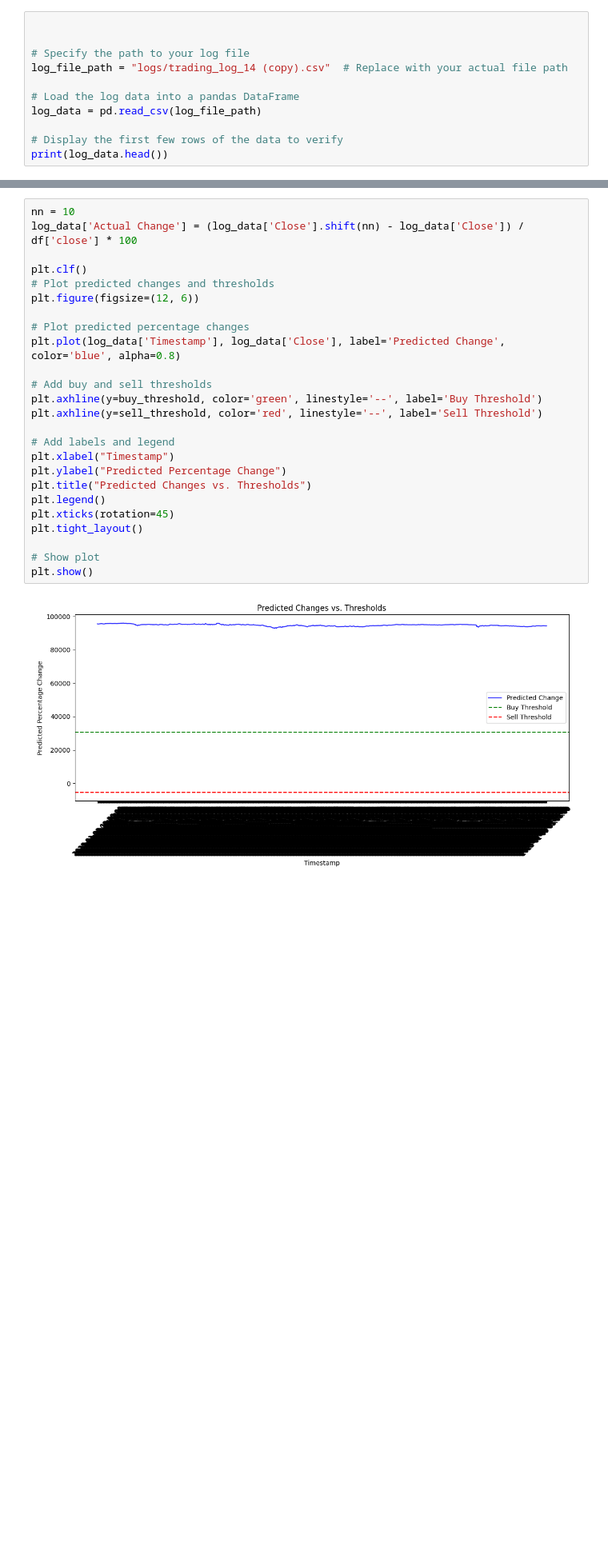
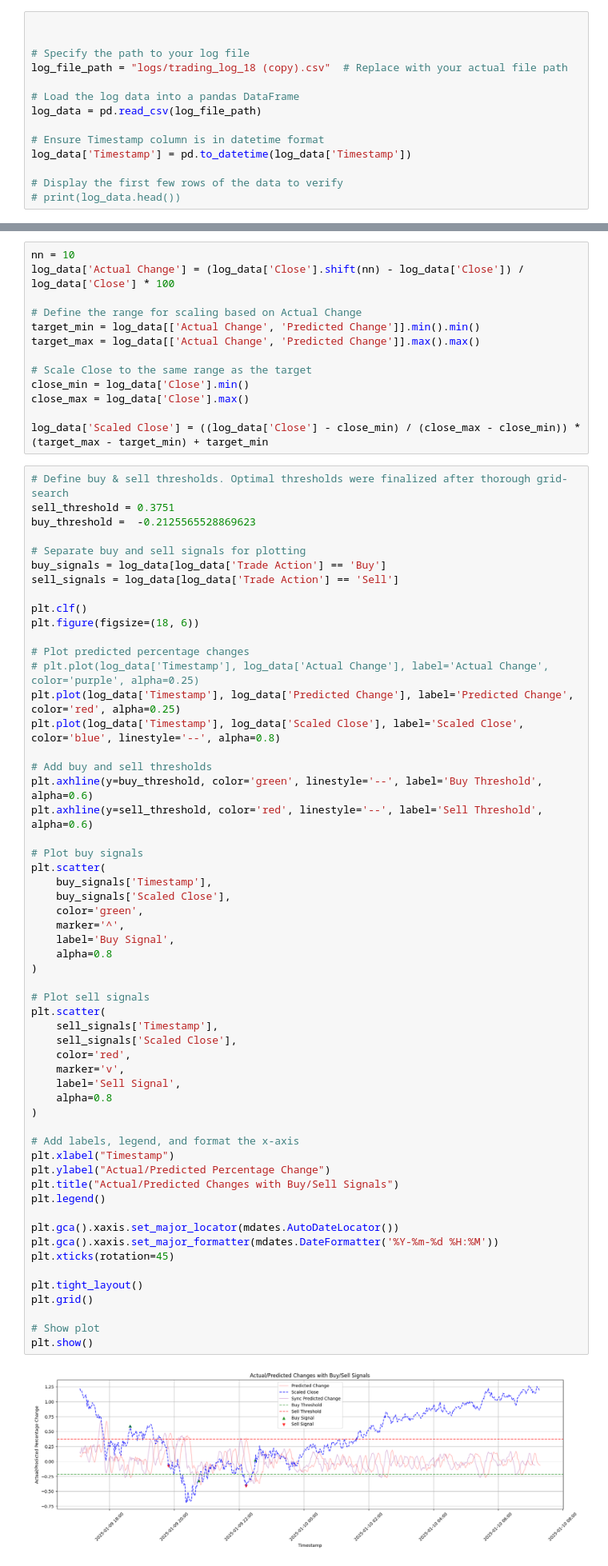
Before and after one commit to eycewind/binbot, a Jupyter notebook: log-analysis.ipynb, the cells around one changed output, grey strips where cells are left out. Shown at 80% size. Saved outputs shown, nothing was run; the diff lists cells and outputs as text; blank space fills up the shorter version.

```diff
--- a/log-analysis.ipynb
+++ b/log-analysis.ipynb
@@ -6,10 +7,13 @@ import matplotlib.pyplot as plt
 
 
 # Specify the path to your log file
-log_file_path = "logs/trading_log_14 (copy).csv"  # Replace with your actual file path
+log_file_path = "logs/trading_log_18 (copy).csv"  # Replace with your actual file path
 
 # Load the log data into a pandas DataFrame
 log_data = pd.read_csv(log_file_path)
 
+# Ensure Timestamp column is in datetime format
+log_data['Timestamp'] = pd.to_datetime(log_data['Timestamp'])
+
 # Display the first few rows of the data to verify
-print(log_data.head())
+# print(log_data.head())
@@ -25,28 +26,72 @@ Index(['Timestamp', 'Close', 'Predicted Change', 'Predicted Value', 'Signal',
       dtype='object')
+# %%
+nn = 10
+log_data['Actual Change'] = (log_data['Close'].shift(nn) - log_data['Close']) / log_data['Close'] * 100
+
+# Define the range for scaling based on Actual Change
+target_min = log_data[['Actual Change', 'Predicted Change']].min().min()
+target_max = log_data[['Actual Change', 'Predicted Change']].max().max()
+
+# Scale Close to the same range as the target
+close_min = log_data['Close'].min()
+close_max = log_data['Close'].max()
+
+log_data['Scaled Close'] = ((log_data['Close'] - close_min) / (close_max - close_min)) * (target_max - target_min) + target_min
 # %%
-nn = 10
-log_data['Actual Change'] = (log_data['Close'].shift(nn) - log_data['Close']) / df['close'] * 100
+# Define buy & sell thresholds. Optimal thresholds were finalized after thorough grid-search
+sell_threshold = 0.3751
+buy_threshold =  -0.2125565528869623
+
+# Separate buy and sell signals for plotting
+buy_signals = log_data[log_data['Trade Action'] == 'Buy']
+sell_signals = log_data[log_data['Trade Action'] == 'Sell']
 
 plt.clf()
-# Plot predicted changes and thresholds
-plt.figure(figsize=(12, 6))
+plt.figure(figsize=(18, 6))
 
 # Plot predicted percentage changes
-plt.plot(log_data['Timestamp'], log_data['Close'], label='Predicted Change', color='blue', alpha=0.8)
+# plt.plot(log_data['Timestamp'], log_data['Actual Change'], label='Actual Change', color='purple', alpha=0.25)
+plt.plot(log_data['Timestamp'], log_data['Predicted Change'], label='Predicted Change', color='red', alpha=0.25)
+plt.plot(log_data['Timestamp'], log_data['Scaled Close'], label='Scaled Close', color='blue', linestyle='--', alpha=0.8)
 
 # Add buy and sell thresholds
-plt.axhline(y=buy_threshold, color='green', linestyle='--', label='Buy Threshold')
-plt.axhline(y=sell_threshold, color='red', linestyle='--', label='Sell Threshold')
+plt.axhline(y=buy_threshold, color='green', linestyle='--', label='Buy Threshold', alpha=0.6)
+plt.axhline(y=sell_threshold, color='red', linestyle='--', label='Sell Threshold', alpha=0.6)
 
-# Add labels and legend
+# Plot buy signals
+plt.scatter(
+    buy_signals['Timestamp'],
+    buy_signals['Scaled Close'],
+    color='green',
+    marker='^',
+    label='Buy Signal',
+    alpha=0.8
+)
+
+# Plot sell signals
+plt.scatter(
+    sell_signals['Timestamp'],
+    sell_signals['Scaled Close'],
+    color='red',
+    marker='v',
+    label='Sell Signal',
+    alpha=0.8
+)
+
+# Add labels, legend, and format the x-axis
 plt.xlabel("Timestamp")
-plt.ylabel("Predicted Percentage Change")
-plt.title("Predicted Changes vs. Thresholds")
+plt.ylabel("Actual/Predicted Percentage Change")
+plt.title("Actual/Predicted Changes with Buy/Sell Signals")
 plt.legend()
+
+plt.gca().xaxis.set_major_locator(mdates.AutoDateLocator())
+plt.gca().xaxis.set_major_formatter(mdates.DateFormatter('%Y-%m-%d %H:%M'))
 plt.xticks(rotation=45)
+
 plt.tight_layout()
+plt.grid()
 
 # Show plot
 plt.show()
 # %% [output]
-[figure, old version]
+[figure, new version]
```
Also changed, not shown: parts of 6 cells of this notebook, 10 other files.
